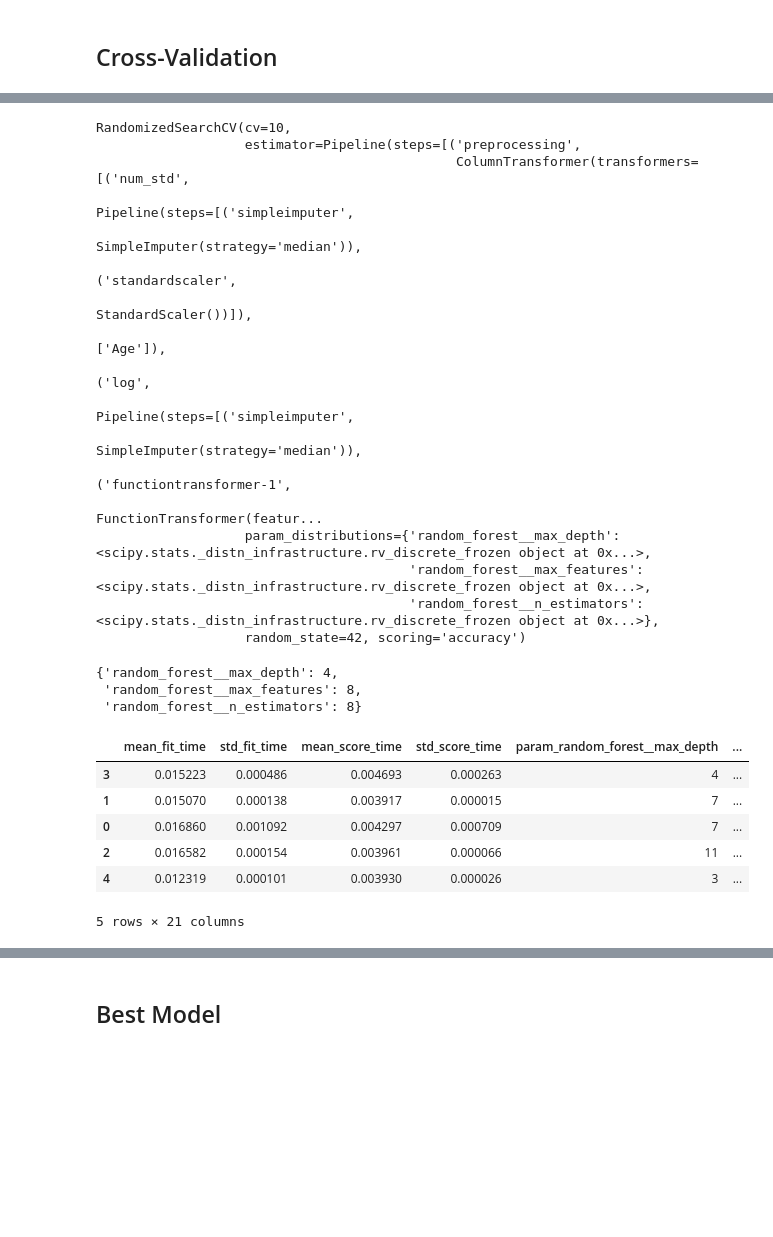
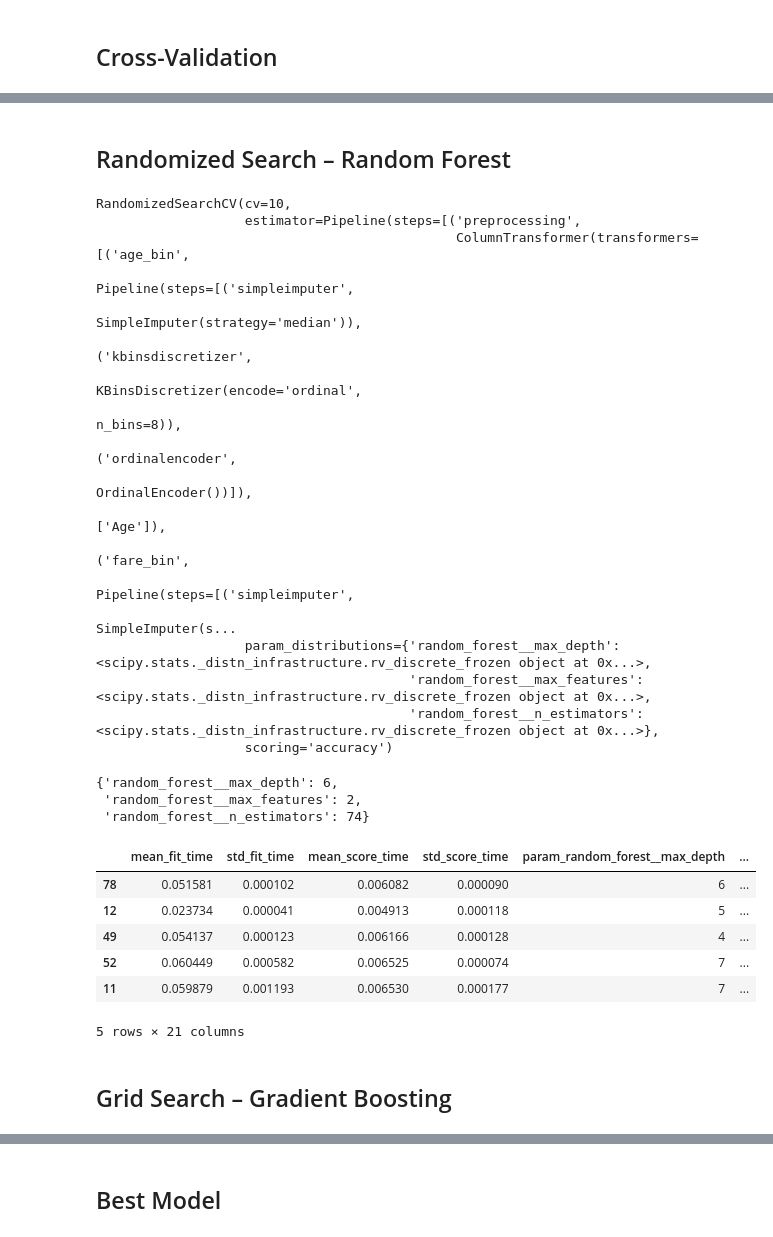
Before and after one commit to asergian/titanic-kaggle, a Jupyter notebook: titanic-classifier.ipynb, the cells around one changed output, grey strips where cells are left out. Drawn from its saved outputs; the diff is of its cells as text; code cells hidden in the pictures; blank space fills up the shorter version.

```diff
--- a/titanic-classifier.ipynb
+++ b/titanic-classifier.ipynb
@@ -462 +632,10 @@ preprocessing = ColumnTransformer([
 ])
+# %%
+# Drop columns: Cabin, Ticket, Name; Survivor moved to titanic_labels
+train_df = df_all[:891]
+evaluation_df = df_all[891:]
+train_df, test_df = train_test_split(train_df, test_size=0.2, random_state=42)
+
+titanic_data = train_df.drop(["Survived", "Name", "Cabin", "Ticket", "Family_Size", "PassengerId"], axis=1)
+titanic_labels = train_df["Survived"].copy()
+print(titanic_data.shape, titanic_labels.shape)
@@ -648,0 +852,3 @@ Random Forest Accuracy: 86.10%
+# %%
+boost_class = make_pipeline(preprocessing, GradientBoostingClassifier())
+boost_class.fit(titanic_data, titanic_labels)
@@ -708,10 +964,10 @@ param_grid = [
  'random_forest__n_estimators': [5, 10, 20]}
 ]
 
-grid_search = GridSearchCV(full_pipeline, param_grid, cv=10,
+grid_search_forest = GridSearchCV(full_pipeline, param_grid, cv=10,
                            scoring='accuracy')
 
-grid_search.fit(titanic_data, titanic_labels)
+grid_search_forest.fit(titanic_data, titanic_labels)
 # %% [output]
 GridSearchCV(cv=10,
              estimator=Pipeline(steps=[('preprocessing',
@@ -750,48 +1006,53 @@ cv_res.head()
 5 rows × 21 columns
+# %% [markdown]
+## Randomized Search – Random Forest
 # %%
-param_distribs = {'random_forest__max_depth': randint(low=1, high=20),
-                  'random_forest__max_features': randint(low=1, high=20),
-                  'random_forest__n_estimators': randint(low=1, high=10)}
+param_distribs = {'random_forest__max_depth': randint(low=1, high=10),
+                  'random_forest__max_features': randint(low=1, high=10),
+                  'random_forest__n_estimators': randint(low=1, high=100)}
 
-rnd_search = RandomizedSearchCV(full_pipeline,
+rnd_search_forest = RandomizedSearchCV(full_pipeline,
                                 param_distributions=param_distribs,
-                                n_iter=10, cv=10,
-                                scoring='accuracy', random_state=42)
+                                n_iter=100, cv=10,
+                                scoring='accuracy')
 
-rnd_search.fit(titanic_data, titanic_labels)
+rnd_search_forest.fit(titanic_data, titanic_labels)
 # %% [output]
 RandomizedSearchCV(cv=10,
                    estimator=Pipeline(steps=[('preprocessing',
-                                              ColumnTransformer(transformers=[('num_std',
+                                              ColumnTransformer(transformers=[('age_bin',
                                                                                Pipeline(steps=[('simpleimputer',
                                                                                                 SimpleImputer(strategy='median')),
-                                                                                               ('standardscaler',
-                                                                                                StandardScaler())]),
+                                                                                               ('kbinsdiscretizer',
+                                                                                                KBinsDiscretizer(encode='ordinal',
+                                                                                                                 n_bins=8)),
+                                                                                               ('ordinalencoder',
+                                                                                                OrdinalEncoder())]),
                                                                                ['Age']),
-                                                                              ('log',
+                                                                              ('fare_bin',
                                                                                Pipeline(steps=[('simpleimputer',
-                                                                                                SimpleImputer(strategy='median')),
-                                                                                               ('functiontransformer-1',
-                                                                                                FunctionTransformer(featur...
+                                                                                                SimpleImputer(s...
                    param_distributions={'random_forest__max_depth': <scipy.stats._distn_infrastructure.rv_discrete_frozen object at 0x...>,
                                         'random_forest__max_features': <scipy.stats._distn_infrastructure.rv_discrete_frozen object at 0x...>,
                                         'random_forest__n_estimators': <scipy.stats._distn_infrastructure.rv_discrete_frozen object at 0x...>},
-                   random_state=42, scoring='accuracy')
+                   scoring='accuracy')
 # %%
-rnd_search.best_params_
+rnd_search_forest.best_params_
 # %% [output]
-{'random_forest__max_depth': 4,
- 'random_forest__max_features': 8,
- 'random_forest__n_estimators': 8}
+{'random_forest__max_depth': 6,
+ 'random_forest__max_features': 2,
+ 'random_forest__n_estimators': 74}
 # %%
-cv_res_rnd = pd.DataFrame(rnd_search.cv_results_)
+cv_res_rnd = pd.DataFrame(rnd_search_forest.cv_results_)
 cv_res_rnd.sort_values(by="mean_test_score", ascending=False, inplace=True)
 cv_res_rnd.head()
 # %% [output]
 |  | mean_fit_time | std_fit_time | mean_score_time | std_score_time | param_random_forest__max_depth | ... |
-| 3 | 0.015223 | 0.000486 | 0.004693 | 0.000263 | 4 | ... |
-| 1 | 0.015070 | 0.000138 | 0.003917 | 0.000015 | 7 | ... |
-| 0 | 0.016860 | 0.001092 | 0.004297 | 0.000709 | 7 | ... |
-| 2 | 0.016582 | 0.000154 | 0.003961 | 0.000066 | 11 | ... |
-| 4 | 0.012319 | 0.000101 | 0.003930 | 0.000026 | 3 | ... |
+| 78 | 0.051581 | 0.000102 | 0.006082 | 0.000090 | 6 | ... |
+| 12 | 0.023734 | 0.000041 | 0.004913 | 0.000118 | 5 | ... |
+| 49 | 0.054137 | 0.000123 | 0.006166 | 0.000128 | 4 | ... |
+| 52 | 0.060449 | 0.000582 | 0.006525 | 0.000074 | 7 | ... |
+| 11 | 0.059879 | 0.001193 | 0.006530 | 0.000177 | 7 | ... |
 5 rows × 21 columns
+# %% [markdown]
+## Grid Search – Gradient Boosting
```
Also changed, not shown: parts of 76 cells of this notebook.
